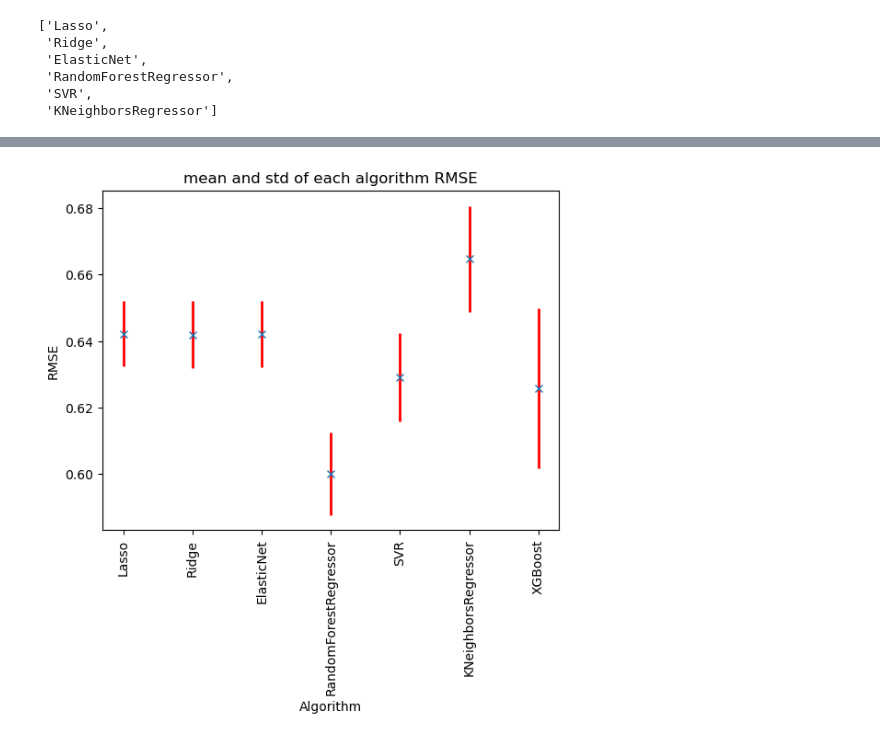
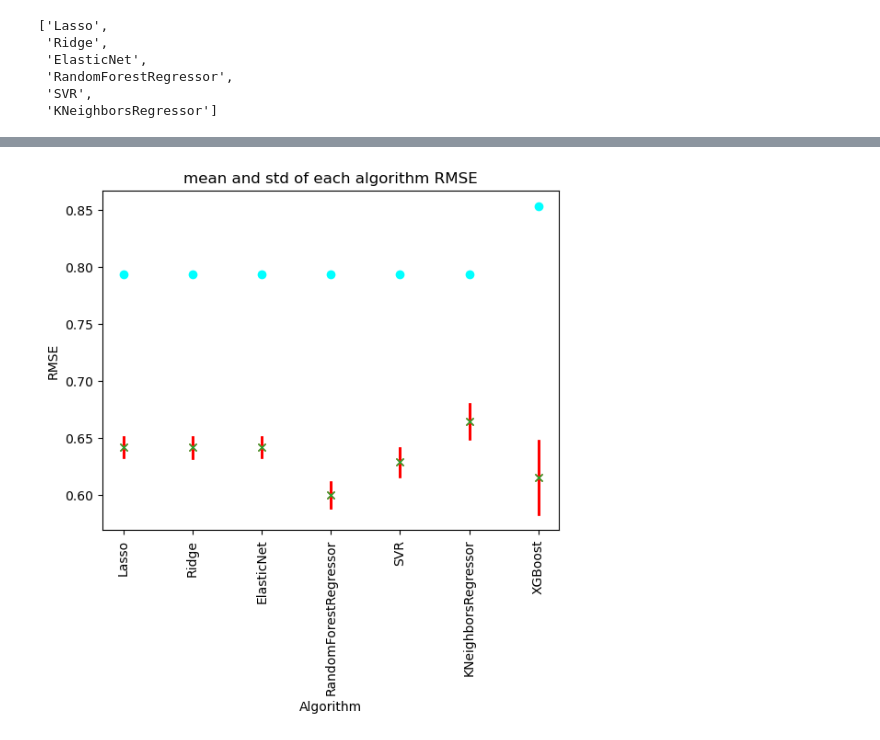
Before and after one commit to numbersix1103/Final, a Jupyter notebook: src/Wine Quality.ipynb, the cells around one changed output, grey strips where cells are left out. Drawn from its saved outputs; the diff is of its cells as text; code cells hidden in the pictures.

```diff
--- a/src/Wine Quality.ipynb
+++ b/src/Wine Quality.ipynb
@@ -318,9 +339,7 @@ def MLpipe_KFold_RMSE(X, y, preprocessor, model, param_grid):
 
         kfold = KFold(n_splits = 3, random_state = i, shuffle = True)
 
-        modeltype = model
-
-        pipeline = make_pipeline(preprocessor, modeltype)
+        pipeline = make_pipeline(preprocessor, model)
 
         grid = GridSearchCV(pipeline, param_grid = param_grid, scoring = "neg_root_mean_squared_error", n_jobs = -1, cv = kfold, verbose = 0, return_train_score = False)
 
@@ -393,8 +412,10 @@ names
 # %%
 mean = []
 std = []
+baseline = []
 
 for diddy, kong in zip(algos, grids):
     mdl_mean, mdl_std, mdl_baseline = MLpipe_KFold_RMSE(inputs, outputs, preprocessor, diddy, kong)
     mean.append(mdl_mean)
     std.append(mdl_std)
+    baseline.append(mdl_baseline)
@@ -449,7 +464,7 @@ import pickle
 import xgboost
 from sklearn import preprocessing
 
-random_states = [1, 2, 3, 4, 5]
+random_states = [1, 2, 3, 4, 5, 6, 7, 8, 9, 10]
 best_models = []
 
 for i in random_states:
@@ -513,3 +528,5 @@ baseline_scorelist
+# %%
+baseline.append(baseline_scorelist[0])
 # %%
 pd.set_option('display.max_colwidth', None)
 best_models
@@ -535,12 +573,13 @@ names.append('XGBoost')
 # %%
 plt.errorbar(names, mean, yerr = std, elinewidth = 2, linestyle = "", marker = 'x', ecolor = "red")
+plt.errorbar(names, baseline, marker = 'o', linestyle = "", color = "cyan")
 plt.title ('mean and std of each algorithm RMSE')
 plt.xlabel('Algorithm')
 plt.xticks(rotation = 90)
 plt.ylabel('RMSE')
 plt.savefig("../Figures/uncertain", dpi = 300, bbox_inches = "tight")
 plt.show()
 # %% [output]
-[figure, old version]
+[figure, new version]
 # %%
 pd.set_option('display.max_colwidth', None)
```
Also changed, not shown: parts of 19 cells of this notebook, 10 other files.
